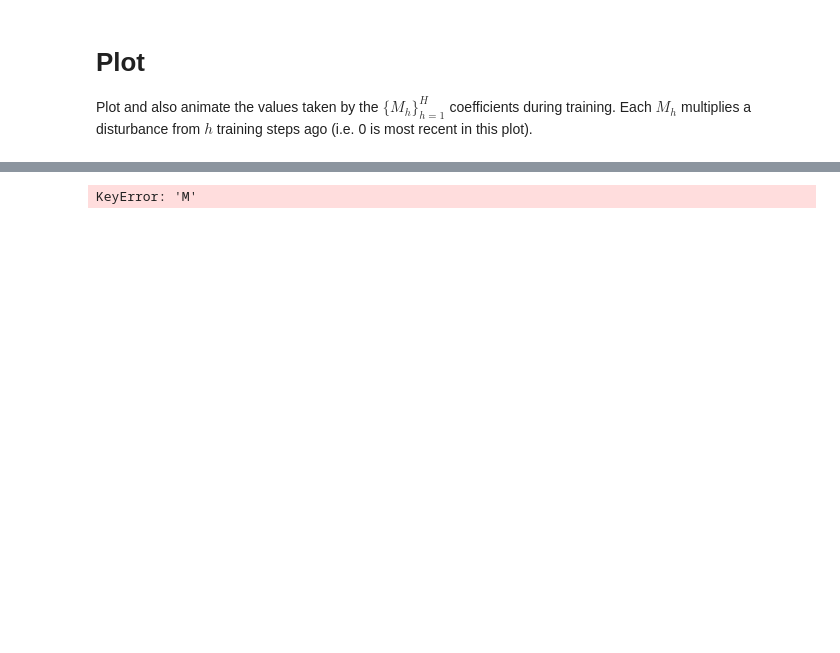
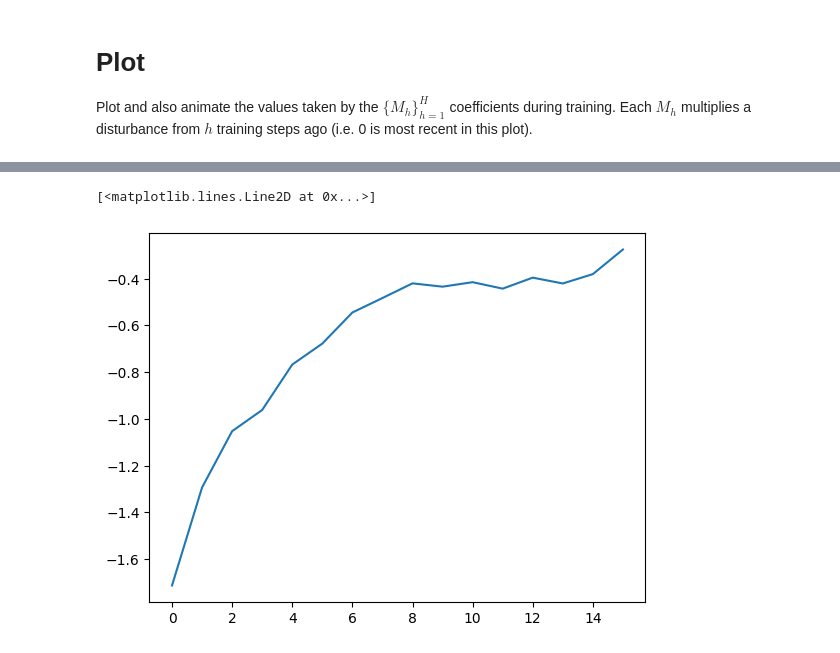
Before and after one commit to edogariu/meta_opt, a Jupyter notebook: notebooks/plotting.ipynb, the cells around one changed output, grey strips where cells are left out. Drawn from its saved outputs; the diff is of its cells as text; code cells hidden in the pictures; blank space fills up the shorter version.

```diff
--- a/notebooks/plotting.ipynb
+++ b/notebooks/plotting.ipynb
@@ -132,8 +136,9 @@ if anim is not None:
 # %%
 import matplotlib.pyplot as plt
-M = processed_results['M']['cf_adam']['avg'][33000]
+M = processed_results['M']['cf_adam_1e-3_clip0.5']['avg'][31000]
 M = M[::-1]
 M[0] -= 1.0
 plt.plot(range(16), M)
 # %% [output]
-KeyError: 'M'
+[<matplotlib.lines.Line2D at 0x...>]
+[figure, added]
```
Also changed, not shown: parts of 2 cells of this notebook, 2 other files.
